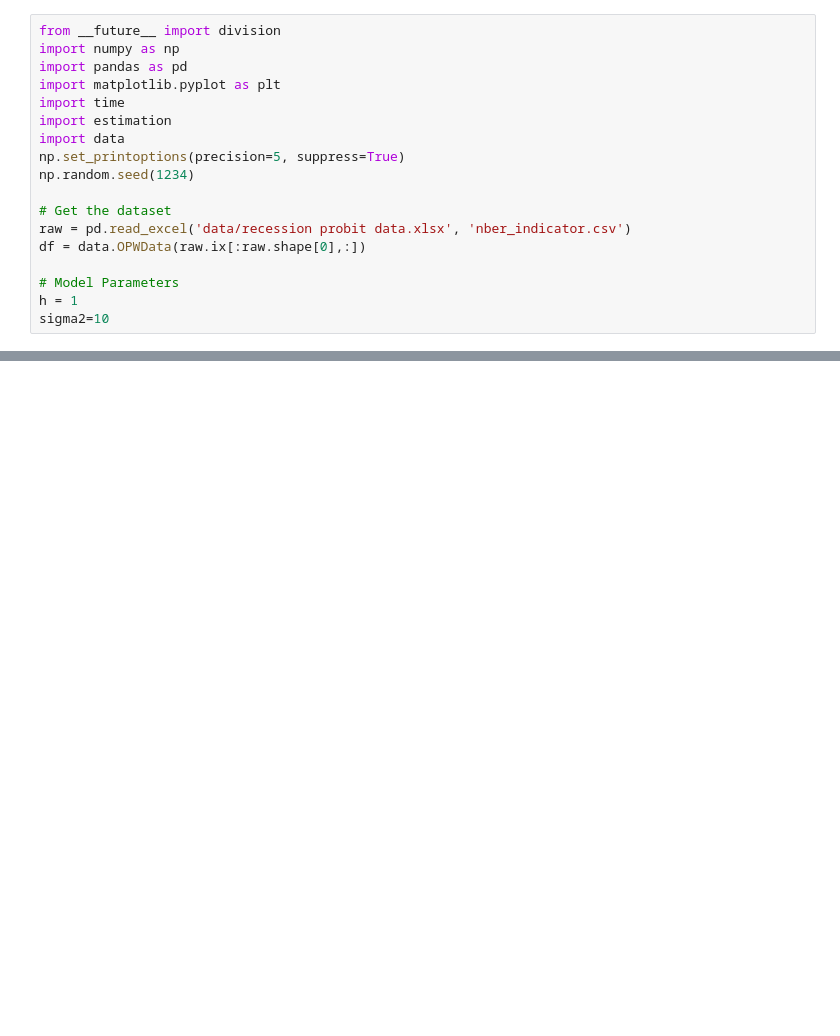
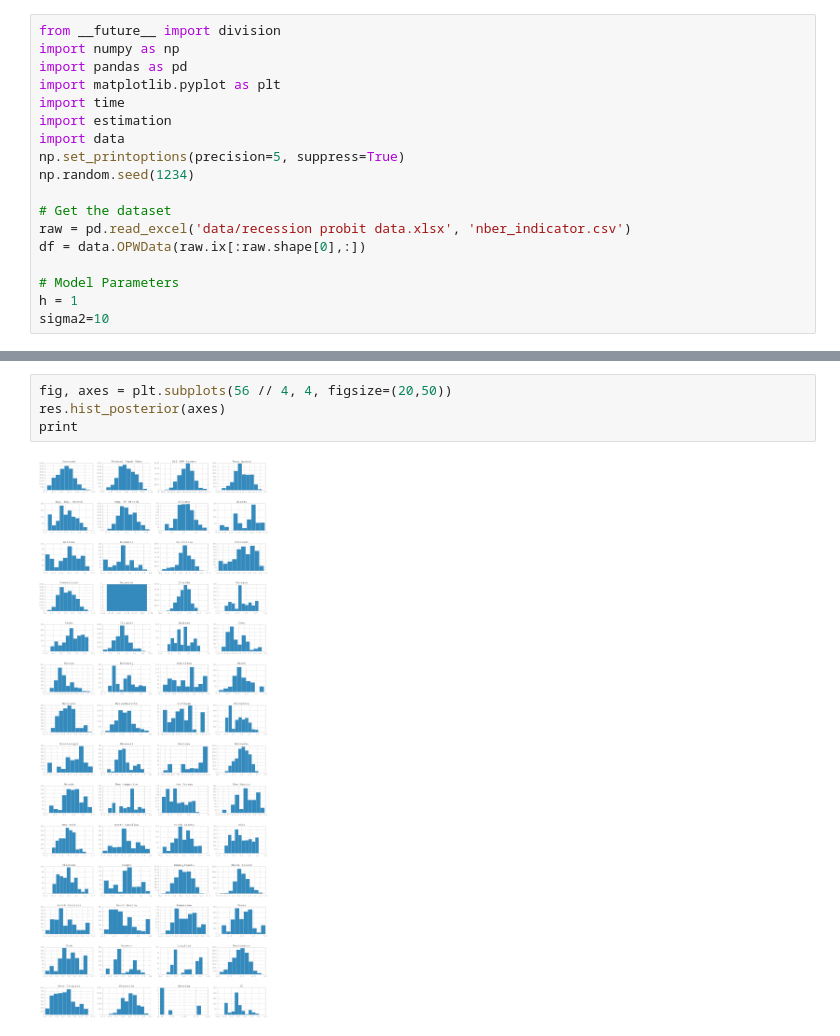
Before and after one commit to ChadFulton/opw_forecast, a Jupyter notebook: Example - 40000 Iterations.ipynb, the cells around one changed output, grey strips where cells are left out. Drawn from its saved outputs; the diff is of its cells as text; blank space fills up the shorter version.

Commit message:
ENH: Added posterior histograms.

```diff
--- a/Example - 40000 Iterations.ipynb
+++ b/Example - 40000 Iterations.ipynb
@@ -64,3 +68,9 @@ DC                       -0.36           nan        0.20        0.13    2688
+# %%
+fig, axes = plt.subplots(56 // 4, 4, figsize=(20,50))
+res.hist_posterior(axes)
+print
+# %% [output]
+[figure, added]
 # %%
 print res.periods_summary.to_string(float_format=lambda x: '%.2f' % x)
 # %% [output]
```
Also changed, not shown: parts of 7 cells of this notebook, 1 other file.
